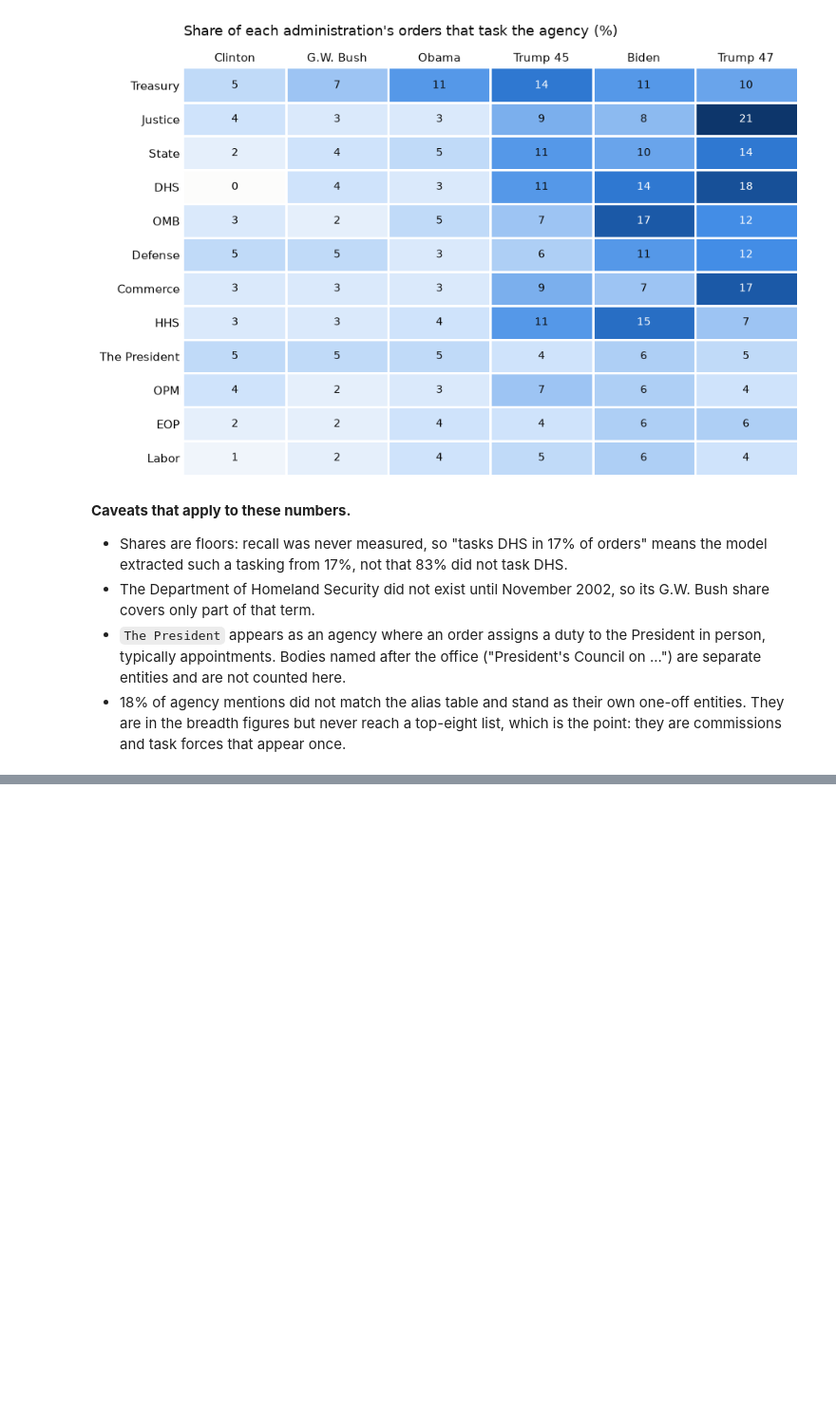
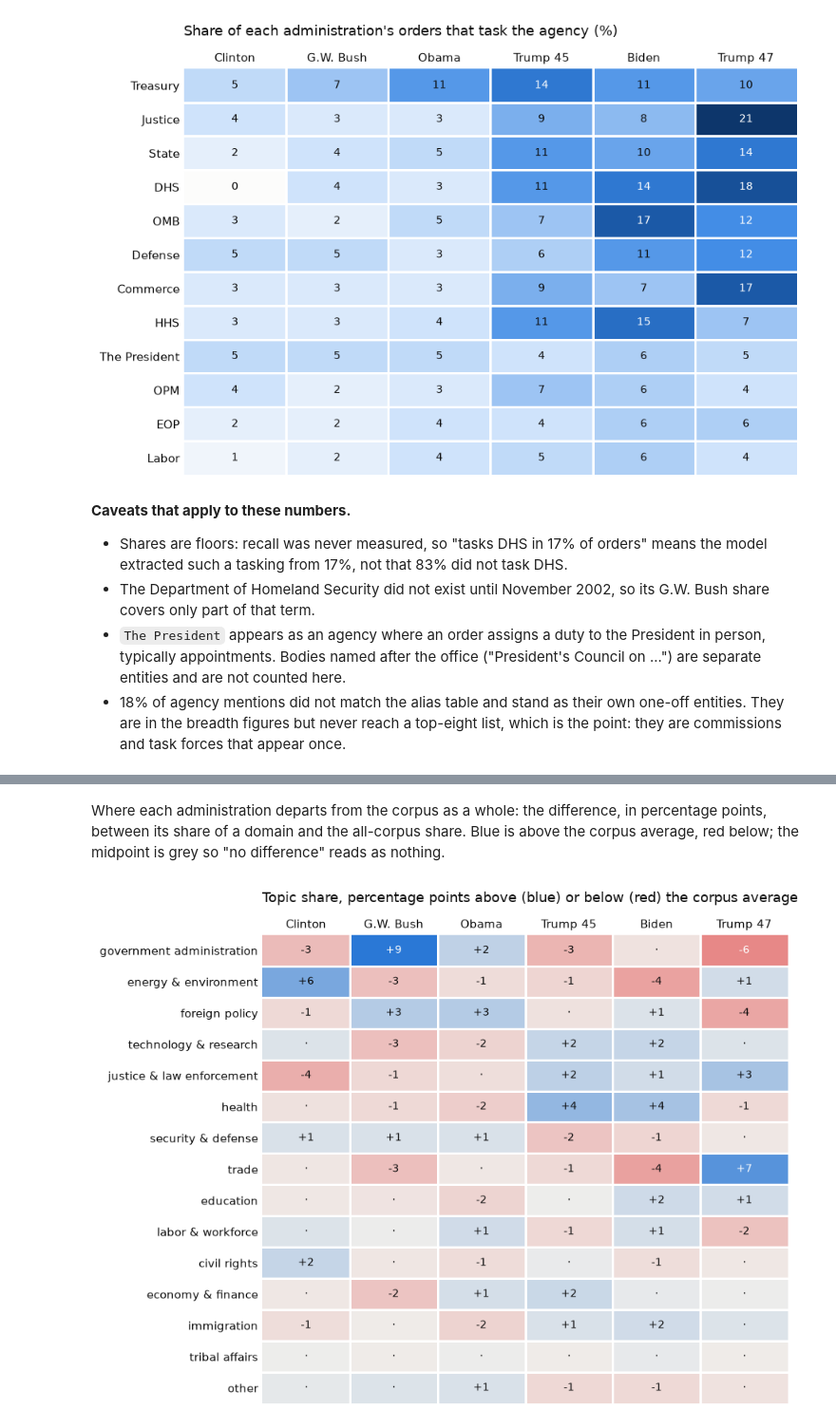
Before and after one commit to DaveKT/EO_Analysis, a Jupyter notebook: notebooks/analysis.ipynb, the cells around one changed output, grey strips where cells are left out. Shown at 95% size. Cells and saved outputs as stored; diff of their text form; code cells hidden in the pictures; blank space fills up the shorter version.

```diff
--- a/notebooks/analysis.ipynb
+++ b/notebooks/analysis.ipynb
@@ -477,0 +526,10 @@ plt.show()
+# %%
+def label(topic: str) -> str:
+    return topic.replace("_and_", " & ").replace("_", " ")
+
+
+top3 = {}
+for actor in ADMINS:
+    s = topic_share[actor].drop("other").nlargest(3)
+    top3[actor] = [f"{label(t)} ({v:.0f}%)" for t, v in s.items()]
+pd.DataFrame(top3, index=[1, 2, 3])
@@ -477,0 +541,37 @@ plt.show()
+# %% [markdown]
+Where each administration departs from the corpus as a whole: the difference, in
+percentage points, between its share of a domain and the all-corpus share. Blue is
+above the corpus average, red below; the midpoint is grey so "no difference" reads as
+nothing.
+# %%
+from matplotlib.colors import TwoSlopeNorm
+
+deviation = topic_share[ADMINS].sub(topic_share["corpus"], axis=0)
+limit = float(abs(deviation.values).max())
+
+# Diverging: blue (above) <-> neutral grey <-> red (below), from the reference palette.
+DIVERGING = LinearSegmentedColormap.from_list("bwr_palette", ["#e34948", "#f0efec", "#2a78d6"])
+
+fig, ax = plt.subplots(figsize=(8.5, 6.4))
+ax.imshow(deviation.values, cmap=DIVERGING, norm=TwoSlopeNorm(vcenter=0, vmin=-limit, vmax=limit), aspect="auto")
+ax.set_xticks(range(len(ADMINS)), ADMINS)
+ax.set_yticks(range(len(TOPIC_ORDER)), [label(t) for t in TOPIC_ORDER])
+ax.xaxis.tick_top()
+ax.tick_params(length=0, colors=INK)
+for i in range(len(TOPIC_ORDER)):
+    for j in range(len(ADMINS)):
+        v = deviation.values[i, j]
+        ax.text(j, i, f"{v:+.0f}" if abs(v) >= 1 else "·", ha="center", va="center", fontsize=9,
+                color="white" if abs(v) >= 0.6 * limit else INK)
+ax.set_xticks([x - 0.5 for x in range(1, len(ADMINS))], minor=True)
+ax.set_yticks([y - 0.5 for y in range(1, len(TOPIC_ORDER))], minor=True)
+ax.grid(which="minor", color="white", linewidth=2)
+ax.tick_params(which="minor", length=0)
+for side in ax.spines.values():
+    side.set_visible(False)
+ax.set_title("Topic share, percentage points above (blue) or below (red) the corpus average",
+             loc="left", fontsize=11.5, color=INK, pad=28)
+plt.tight_layout()
+plt.show()
+# %% [output]
+[figure, added]
```
Also changed, not shown: parts of 5 cells of this notebook.
